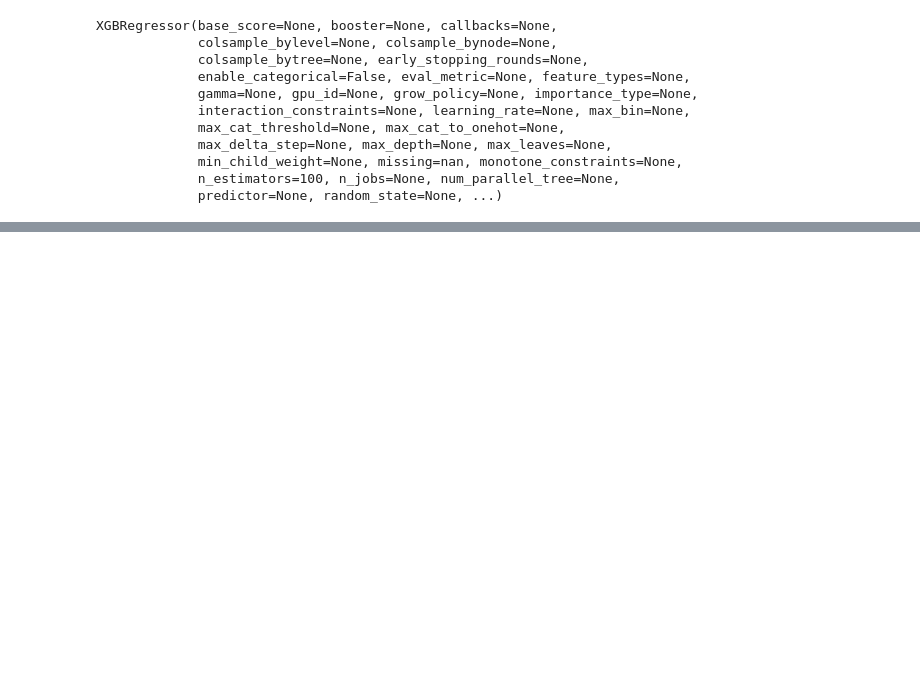
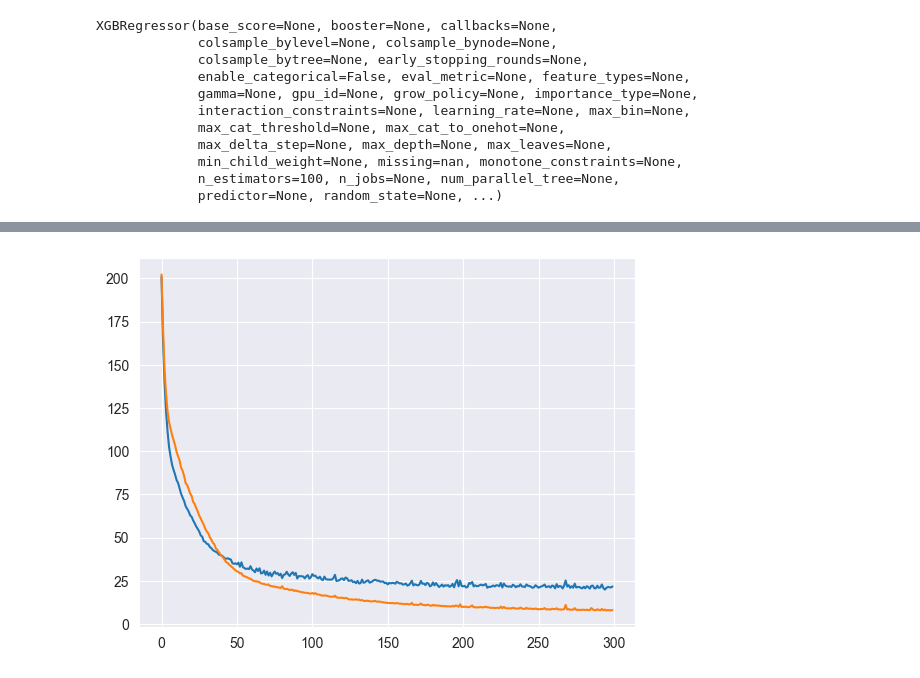
Before and after one commit to llitone/fuel-consumption-prediction, a Jupyter notebook: analysis/analysis_of_consumption.ipynb, the cells around one changed output, grey strips where cells are left out. Cells and saved outputs as stored; diff of their text form; code cells hidden in the pictures; blank space fills up the shorter version.

```diff
--- a/analysis/analysis_of_consumption.ipynb
+++ b/analysis/analysis_of_consumption.ipynb
@@ -340,0 +351,18 @@ plt.show()
+# %%
+X = data.drop(fuel_columns, axis=1)
+y = data["Удельный расход условного топлива на отпуск э/э гр.130"]
+input_shape = X.shape[1]
+# %%
+class SimpleNN(nn.Module):
+    def __init__(self):
+        # вызов конструктора предка
+        super(SimpleNN, self).__init__()
+        self.fc1 = nn.Linear(input_shape, 64)
+        self.fc2 = nn.Linear(64, 64)
+        self.fc3 = nn.Linear(64, 1)
+
+    def forward(self, x):
+        x = F.relu(self.fc1(x))
+        x = F.relu(self.fc2(x))
+        x = self.fc3(x)
+        return x
@@ -340,0 +380,9 @@ plt.show()
+# %%
+def score_model(model, metric, data):
+    model.eval()  # testing mode
+    scores = 0
+    for X_batch, Y_label in data:
+        Y_pred = model(X_batch)
+        scores += metric(Y_pred.detach().numpy(), Y_label.detach().numpy()).mean().item()
+
+    return scores / len(data)
@@ -340,0 +436,14 @@ plt.show()
+# %%
+X_train = torch.tensor(X[:900].to_numpy(), dtype=torch.float32)
+y_train = torch.tensor(y[:900].to_numpy(), dtype=torch.float32).reshape(-1, 1)
+X_val = torch.tensor(X[900:].to_numpy(), dtype=torch.float32)
+y_val = torch.tensor(y[900:].to_numpy(), dtype=torch.float32).reshape(-1, 1)
+train_loader = DataLoader(list(zip(X_train, y_train)), shuffle=True, batch_size=16)
+val_loader = DataLoader(list(zip(X_val, y_val)), shuffle=True, batch_size=16)
+
+model = SimpleNN()
+loss_fn = nn.MSELoss()
+optim = torch.optim.RMSprop(model.parameters(), 1e-5)
+loss, score = train(model, optim, loss_fn, 300, train_loader, val_loader)
+# %% [output]
+[figure, added]
```
Also changed, not shown: parts of 23 cells of this notebook.
